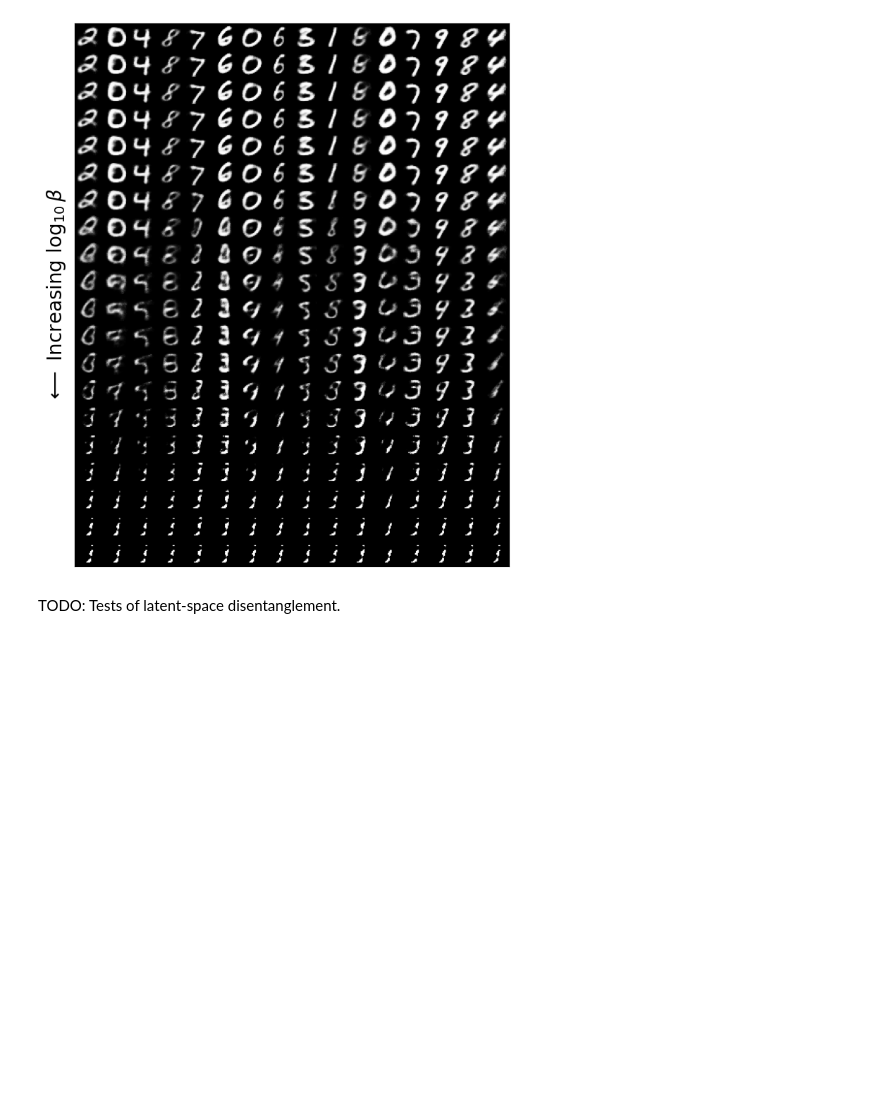
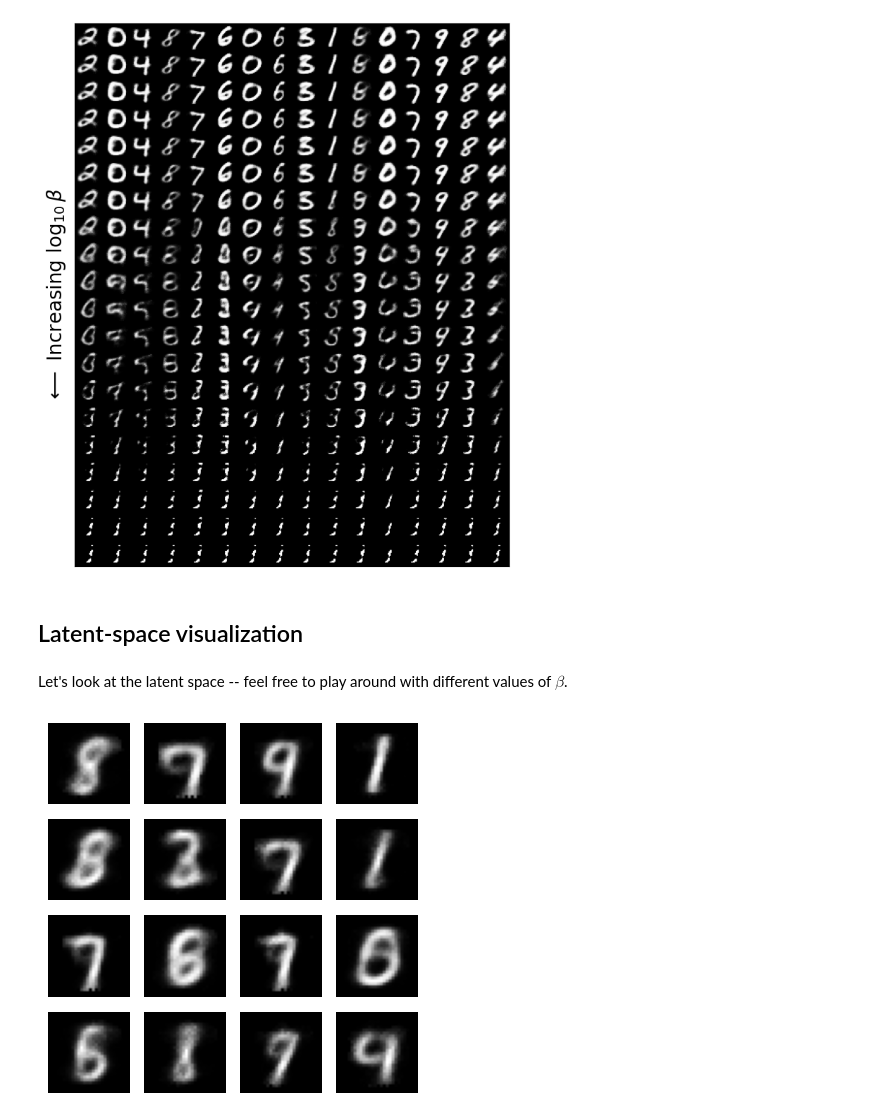
Before and after one commit to smsharma/minified-generative-models, a Jupyter notebook: 01_beta_vae.ipynb, the cells around one changed output. Drawn from its saved outputs; the diff is of its cells as text; code cells hidden in the pictures; blank space fills up the shorter version.

Commit message:
Add latent space exploration

```diff
--- a/01_beta_vae.ipynb
+++ b/01_beta_vae.ipynb
@@ -375,5 +375,16 @@ ax.set_yticks([])
 ax.set_ylabel(r'$\longleftarrow~\mathrm{Increasing}~\log_{10} \beta$', rotation=90, fontsize=20);
 # %% [output]
 [figure]
-# %% [markdown]
-TODO: Tests of latent-space disentanglement.
+# %% [markdown]
+## Latent-space visualization
+# %% [markdown]
+Let's look at the latent space -- feel free to play around with different values of $\beta$.
+# %%
+num_latents = 8
+num_out = 28 * 28
+log_beta = -1
+
+vae = VAE(num_latents=num_latents, num_out=num_out)
+key = jax.random.PRNGKey(42)
+key, z_key = random.split(key)
+_, params = vae.init_with_output(key, x[:16], jnp.ones((16, 1)), z_key)
@@ -379,0 +419,24 @@ TODO: Tests of latent-space disentanglement.
+# %%
+@jax.jit
+def eval(params, z):
+    """ Generate sample for a latent code z.
+    """
+    def eval_model(vae):
+        return vae.decoder(z)
+    return nn.sigmoid(nn.apply(eval_model, vae)(params))
+
+z = jax.random.normal(key, shape=(16, num_latents))
+z = jnp.concatenate([z, jnp.zeros((16, 1))], axis=-1)
+x_samples = eval(params, z)
+
+# Draw samples from model
+x_samples = rearrange(x_samples, 'b (h w c) -> b h w c', h=28, w=28, c=1)
+
+# Plot a few images in a grid
+fig, ax = plt.subplots(4, 4, figsize=(4, 4))
+for i, ax in enumerate(ax.flat):
+    ax.imshow(x_samples[i, :, :, 0], cmap="gray")
+    ax.set_axis_off()
+plt.tight_layout()
+# %% [output]
+[figure, added]
```
Also changed, not shown: parts of 3 cells of this notebook.
